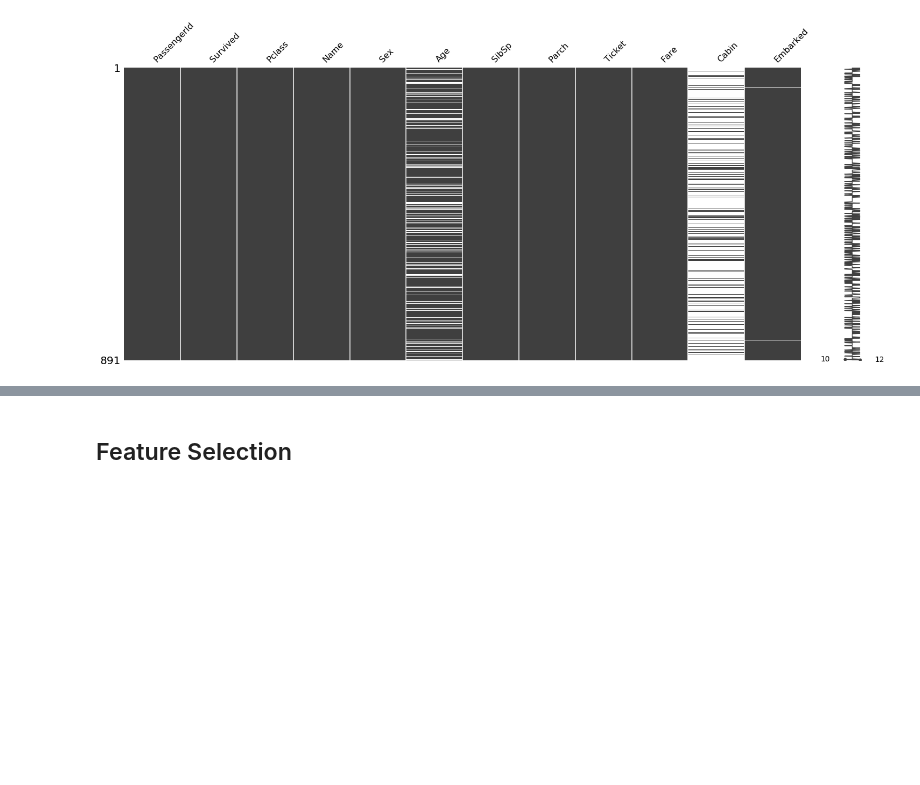
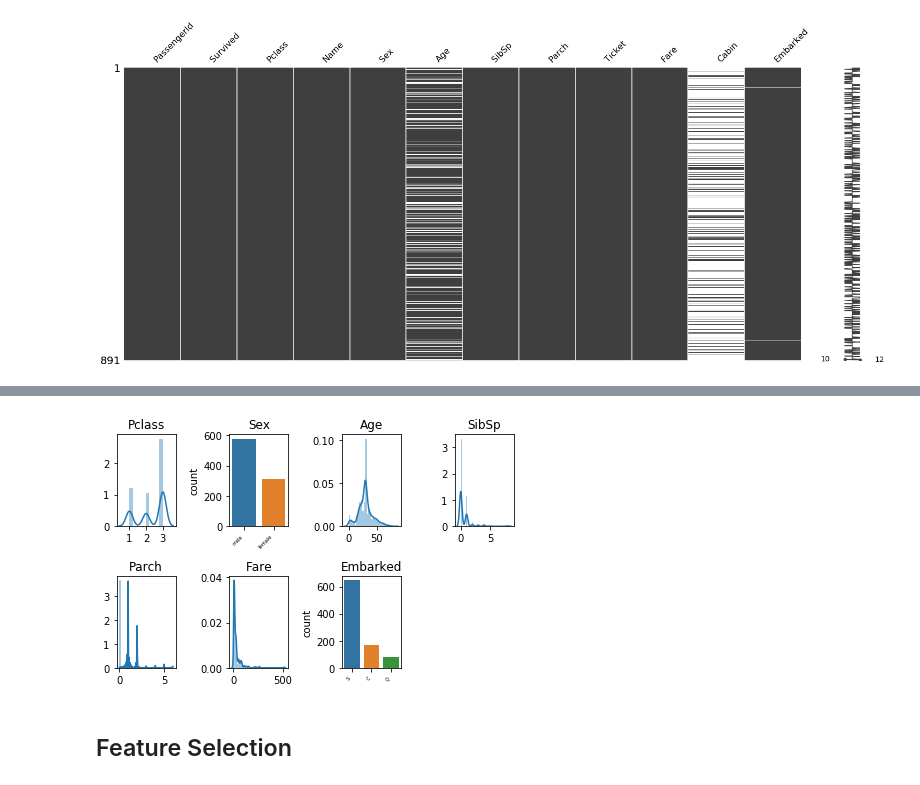
Before and after one commit to marianetti/titanic, a Jupyter notebook: Ejercicio - Titanic.ipynb, the cells around one changed output, grey strips where cells are left out. Cells and saved outputs as stored; diff of their text form; code cells hidden in the pictures; blank space fills up the shorter version.

```diff
--- a/Ejercicio - Titanic.ipynb
+++ b/Ejercicio - Titanic.ipynb
@@ -53,3 +105,7 @@ msngo.matrix(df)
+# %%
+func.graficar_features(df[['Pclass', 'Sex', 'Age', 'SibSp','Parch','Fare','Embarked']])
+# %% [output]
+[figure, added]
 # %% [markdown]
 ## Feature Selection
 # %%
```
Also changed, not shown: parts of 18 cells of this notebook, 1 other file.
